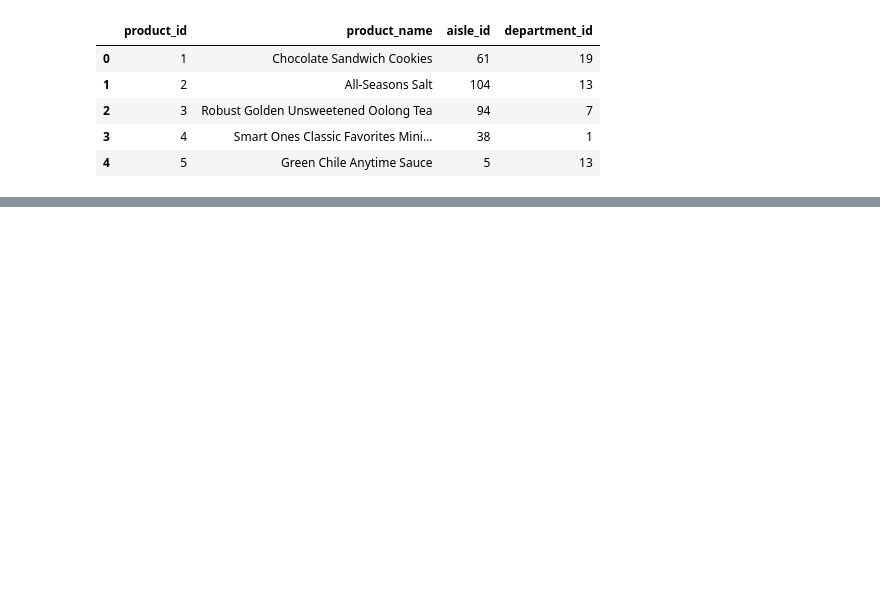
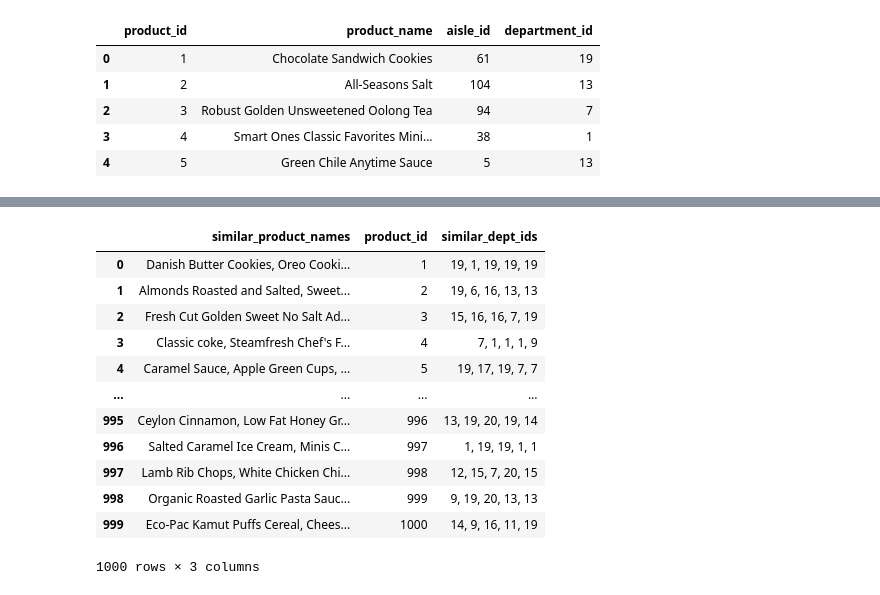
Before and after one commit to prabhumns/capstone-projects, a Jupyter notebook: Project-2/similar_products.ipynb, the cells around one changed output, grey strips where cells are left out. Saved outputs shown, nothing was run; the diff lists cells and outputs as text; code cells hidden in the pictures; blank space fills up the shorter version.

```diff
--- a/Project-2/similar_products.ipynb
+++ b/Project-2/similar_products.ipynb
@@ -19 +301,12 @@ df.head()
+# %%
+#Finding the tf-idf vector values
+from sklearn.feature_extraction.text import TfidfVectorizer
+
+tv = TfidfVectorizer(min_df=0., max_df=1., use_idf=True)
+tv_matrix = tv.fit_transform(df['lemmatized_text'].to_numpy())
+tv_matrix = tv_matrix.toarray()
+
+vocab = tv.get_feature_names()
+vectors = pd.DataFrame(np.round(tv_matrix, 2), columns=vocab)
+total_df = df.join(vectors)
 # %%
@@ -39,0 +316,15 @@ print(df.to_numpy()[200:210])
+# %%
+#Calculating the cosine similarity matrix
+from sklearn.metrics.pairwise import cosine_similarity
+
+similarity_matrix = cosine_similarity(tv_matrix)
+
+similarity_df = pd.DataFrame(similarity_matrix)
+total_df = total_df.join(similarity_df)
+# %%
+#Taking the top 5 matched products for each product
+
+def get_similar_articles(x):
+    return ", ".join([str(i) for i in df['product_id'].loc[x.argsort()[-6:-1]]])
+
+total_df['top_5_similar_products'] = [get_similar_articles(x) for x in similarity_matrix]
@@ -39,0 +347,28 @@ print(df.to_numpy()[200:210])
+# %%
+def get_names_of_products(column_name, product_ids_as_string):
+    all_names = []
+
+    for id_ in product_ids_as_string.split(', '):
+        similar_name = df.loc[df.product_id == int(id_), column_name].values.item()
+        all_names.append(str(similar_name))
+
+    return ", ".join(all_names)
+
+total_df['similar_product_names'] = total_df['top_5_similar_products'].apply(lambda x: get_names_of_products('product_name', x))
+total_df['similar_dept_ids'] = total_df['top_5_similar_products'].apply(lambda x: get_names_of_products('department_id', x))
+# %%
+total_df[['similar_product_names', 'product_id', 'similar_dept_ids']]
+# %% [output]
+|  | similar_product_names | product_id | similar_dept_ids |
+| 0 | Danish Butter Cookies, Oreo Cooki... | 1 | 19, 1, 19, 19, 19 |
+| 1 | Almonds Roasted and Salted, Sweet... | 2 | 19, 6, 16, 13, 13 |
+| 2 | Fresh Cut Golden Sweet No Salt Ad... | 3 | 15, 16, 16, 7, 19 |
+| 3 | Classic coke, Steamfresh Chef's F... | 4 | 7, 1, 1, 1, 9 |
+| 4 | Caramel Sauce, Apple Green Cups, ... | 5 | 19, 17, 19, 7, 7 |
+| ... | ... | ... | ... |
+| 995 | Ceylon Cinnamon, Low Fat Honey Gr... | 996 | 13, 19, 20, 19, 14 |
+| 996 | Salted Caramel Ice Cream, Minis C... | 997 | 1, 19, 19, 1, 1 |
+| 997 | Lamb Rib Chops, White Chicken Chi... | 998 | 12, 15, 7, 20, 15 |
+| 998 | Organic Roasted Garlic Pasta Sauc... | 999 | 9, 19, 20, 13, 13 |
+| 999 | Eco-Pac Kamut Puffs Cereal, Chees... | 1000 | 14, 9, 16, 11, 19 |
+1000 rows × 3 columns
```
Also changed, not shown: parts of 29 cells of this notebook, 6 other files.
